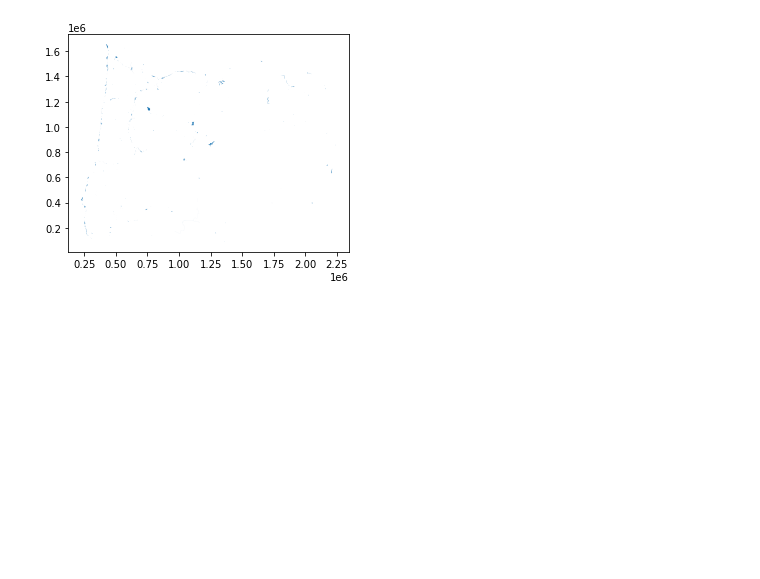
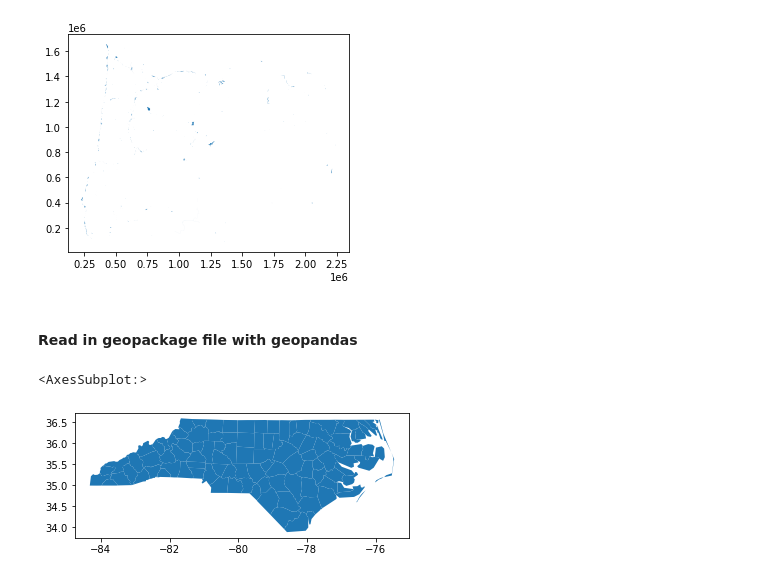
Before and after one commit to mhweber/AWRA2022GeoWorkshop, a Jupyter notebook: Workbooks/Python/Session2/Geoprocessing in Python - Importing.ipynb, the cells around one changed output. Cells and saved outputs as stored; diff of their text form; code cells hidden in the pictures; blank space fills up the shorter version.

Commit message:
Adding to session 2 notebook

```diff
--- a/Workbooks/Python/Session2/Geoprocessing in Python - Importing.ipynb
+++ b/Workbooks/Python/Session2/Geoprocessing in Python - Importing.ipynb
@@ -63,3 +62,15 @@ parks.plot()
 # %% [output]
 <AxesSubplot:>
 [figure]
+# %% [markdown]
+#### Read in geopackage file with geopandas
+# %%
+fiona.listlayers('GitProjects/AWRA2022GeoWorkshop/Workbooks/R/Session2/nc.gpkg')
+# parks = gpd.read_file('GitProjects/AWRA2022GeoWorkshop/Workbooks/R/Session2/nc.gpkg',
+#                     driver='GPKG', layer='nc')
+nc = gpd.read_file('GitProjects/AWRA2022GeoWorkshop/Workbooks/R/Session2/nc.gpkg',
+                    driver='GPKG', layer=0)
+nc.plot()
+# %% [output]
+<AxesSubplot:>
+[figure, added]
```
Also changed, not shown: parts of 1 cell of this notebook.
